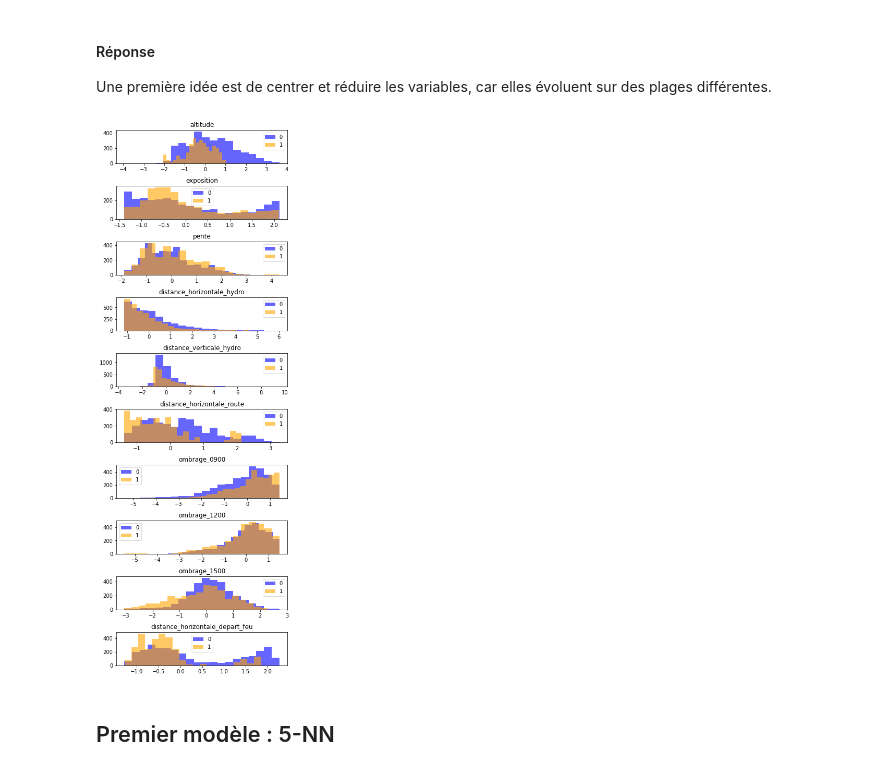
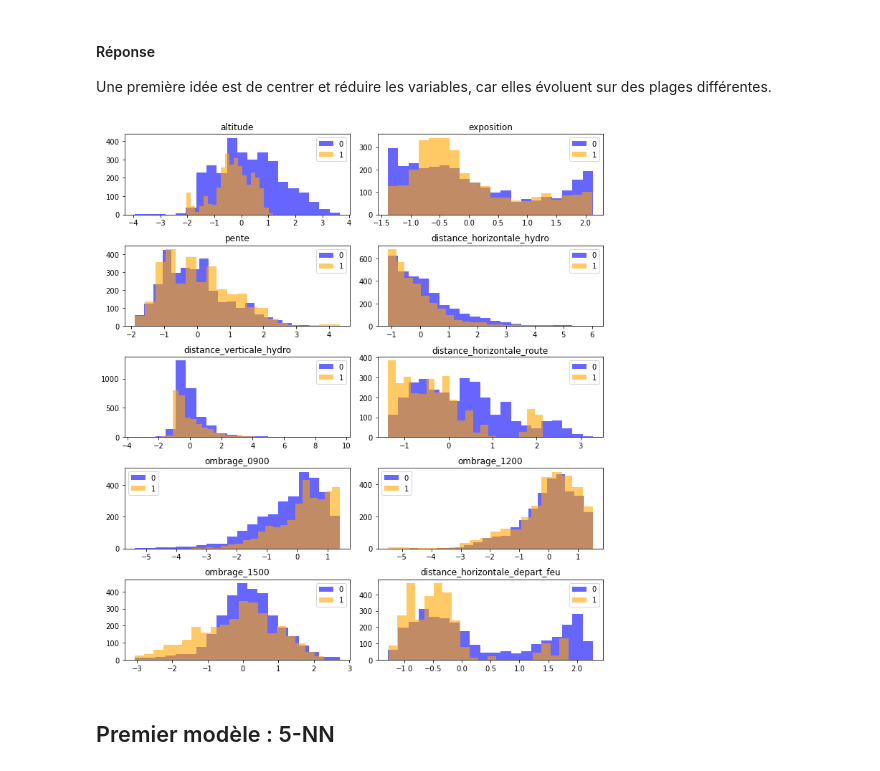
Before and after one commit to plgstalter/sdd_2021, a Jupyter notebook: projet/Projet.ipynb, the cells around one changed output. Saved outputs shown, nothing was run; the diff lists cells and outputs as text; code cells hidden in the pictures.

```diff
--- a/projet/Projet.ipynb
+++ b/projet/Projet.ipynb
@@ -78,7 +78,7 @@ __Conseils :__
 # %%
 fig = plt.figure(figsize=(10, 15))
 for i in range(10):
-    ax = fig.add_subplot(10, 2, 2*i + 2)
+    ax = fig.add_subplot(7, 2, i + 1)
     ax.hist(X_public[:, i][np.where(y_public==0)[0]], bins=20, alpha=.6, color='blue')
     ax.set_title(f"{colonnes[i]}")
     ax.hist(X_public[:, i][np.where(y_public==1)[0]], bins=20, alpha=.6, color='orange')
@@ -108,14 +108,14 @@ X_public_preprocessed = np.array([scaler(X_public[:, i]) for i in range(10)]).T
 # %%
 fig = plt.figure(figsize=(10, 15))
 for i in range(10):
-    ax = fig.add_subplot(10, 2, 2*i + 2)
+    ax = fig.add_subplot(7, 2, 1 + i)
     ax.hist(X_public_preprocessed[:, i][np.where(y_public==0)[0]], bins=20, alpha=.6, color='blue')
     ax.set_title(f"{colonnes[i]}")
     ax.hist(X_public_preprocessed[:, i][np.where(y_public==1)[0]], bins=20, alpha=.6, color='orange')
     ax.legend('01')
 fig.tight_layout(pad=1.0)
 # %% [output]
-[figure, old version]
+[figure, new version]
 # %% [markdown]
 ## Premier modèle : 5-NN
 # %% [markdown]
```
Also changed, not shown: parts of 8 cells of this notebook.
